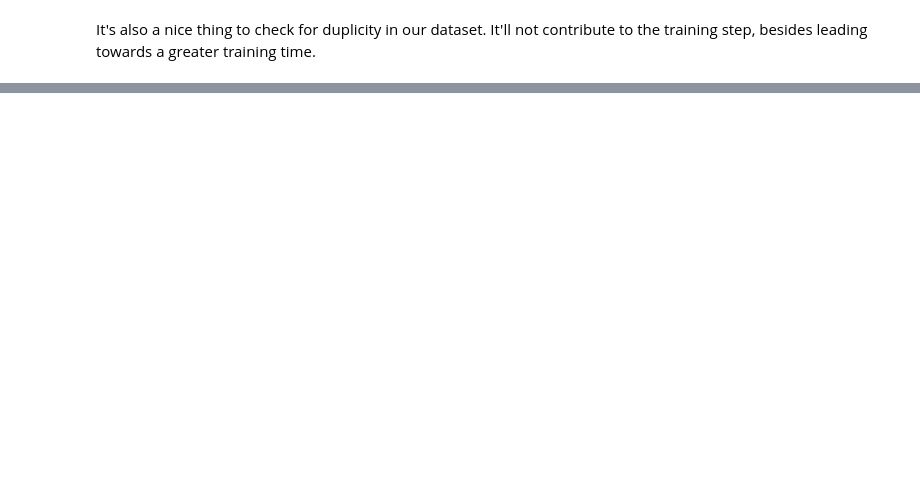
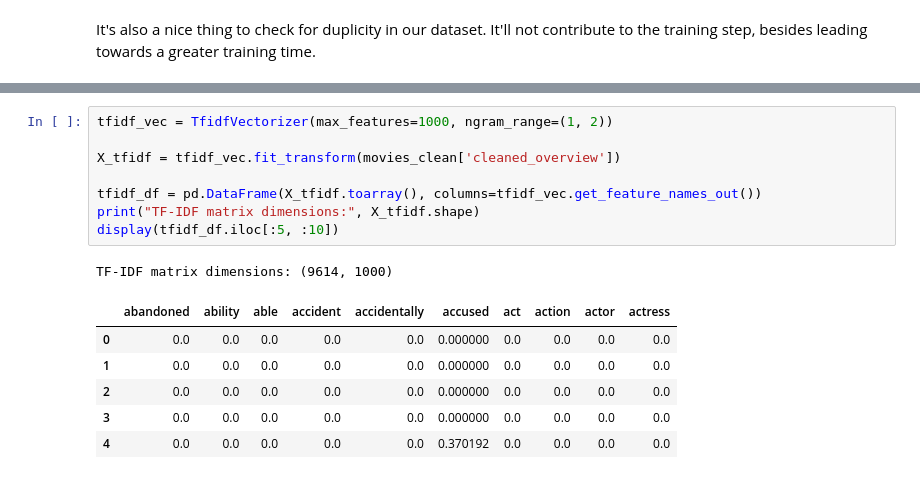
Before and after one commit to LucasPires2807/nlp-genre-classification, a Jupyter notebook: data_processing.ipynb, the cells around one changed output, grey strips where cells are left out. Drawn from its saved outputs; the diff is of its cells as text; blank space fills up the shorter version.

Commit message:
ngram, tfidf

```diff
--- a/data_processing.ipynb
+++ b/data_processing.ipynb
@@ -410,0 +421,16 @@ F-score is ill-defined and being set to 0.0 in samples with no true nor predicte
+# %%
+tfidf_vec = TfidfVectorizer(max_features=1000, ngram_range=(1, 2))
+
+X_tfidf = tfidf_vec.fit_transform(movies_clean['cleaned_overview'])
+
+tfidf_df = pd.DataFrame(X_tfidf.toarray(), columns=tfidf_vec.get_feature_names_out())
+print("TF-IDF matrix dimensions:", X_tfidf.shape)
+display(tfidf_df.iloc[:5, :10])
+# %% [output]
+TF-IDF matrix dimensions: (9614, 1000)
+|  | abandoned | ability | able | accident | accidentally | accused | act | action | actor | actress |
+| 0 | 0.0 | 0.0 | 0.0 | 0.0 | 0.0 | 0.000000 | 0.0 | 0.0 | 0.0 | 0.0 |
+| 1 | 0.0 | 0.0 | 0.0 | 0.0 | 0.0 | 0.000000 | 0.0 | 0.0 | 0.0 | 0.0 |
+| 2 | 0.0 | 0.0 | 0.0 | 0.0 | 0.0 | 0.000000 | 0.0 | 0.0 | 0.0 | 0.0 |
+| 3 | 0.0 | 0.0 | 0.0 | 0.0 | 0.0 | 0.000000 | 0.0 | 0.0 | 0.0 | 0.0 |
+| 4 | 0.0 | 0.0 | 0.0 | 0.0 | 0.0 | 0.370192 | 0.0 | 0.0 | 0.0 | 0.0 |
```
Also changed, not shown: parts of 28 cells of this notebook, 1 other file.
